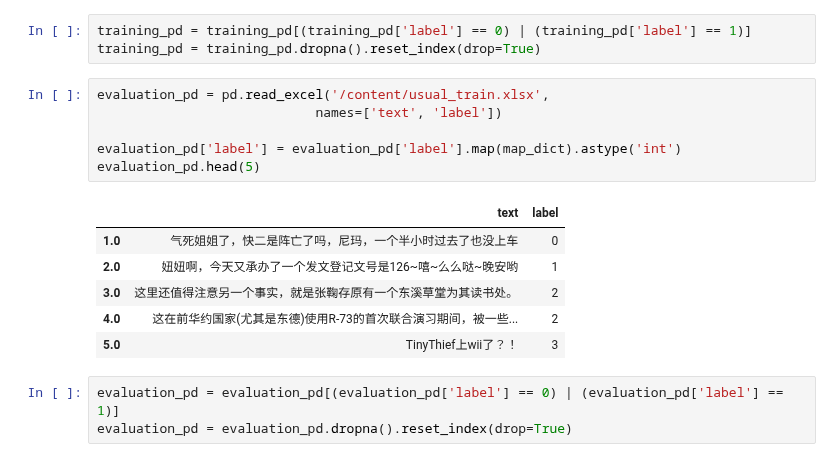
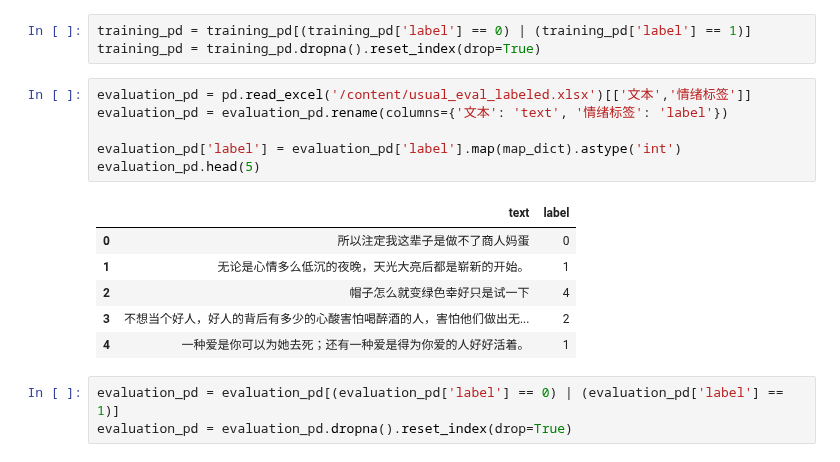
Before and after one commit to advapplab/sentiment_analysis_election_2022, a Jupyter notebook: weibo_wmmBERT.ipynb, the cells around one changed output. Drawn from its saved outputs; the diff is of its cells as text.

```diff
--- a/weibo_wmmBERT.ipynb
+++ b/weibo_wmmBERT.ipynb
@@ -148,18 +148,18 @@ training_pd.head(5)
 training_pd = training_pd[(training_pd['label'] == 0) | (training_pd['label'] == 1)]
 training_pd = training_pd.dropna().reset_index(drop=True)
 # %%
-evaluation_pd = pd.read_excel('/content/usual_train.xlsx',
-                            names=['text', 'label'])
+evaluation_pd = pd.read_excel('/content/usual_eval_labeled.xlsx')[['文本','情绪标签']]
+evaluation_pd = evaluation_pd.rename(columns={'文本': 'text', '情绪标签': 'label'})
 
 evaluation_pd['label'] = evaluation_pd['label'].map(map_dict).astype('int')
 evaluation_pd.head(5)
 # %% [output]
 |  | text | label |
-| 1.0 | 气死姐姐了，快二是阵亡了吗，尼玛，一个半小时过去了也没上车 | 0 |
-| 2.0 | 妞妞啊，今天又承办了一个发文登记文号是126~嘻~么么哒~晚安哟 | 1 |
-| 3.0 | 这里还值得注意另一个事实，就是张鞠存原有一个东溪草堂为其读书处。 | 2 |
-| 4.0 | 这在前华约国家(尤其是东德)使用R-73的首次联合演习期间，被一些... | 2 |
-| 5.0 | TinyThief上wii了？！ | 3 |
+| 0 | 所以注定我这辈子是做不了商人妈蛋 | 0 |
+| 1 | 无论是心情多么低沉的夜晚，天光大亮后都是崭新的开始。 | 1 |
+| 2 | 帽子怎么就变绿色幸好只是试一下 | 4 |
+| 3 | 不想当个好人，好人的背后有多少的心酸害怕喝醉酒的人，害怕他们做出无... | 2 |
+| 4 | 一种爱是你可以为她去死；还有一种爱是得为你爱的人好好活着。 | 1 |
 # %%
 evaluation_pd = evaluation_pd[(evaluation_pd['label'] == 0) | (evaluation_pd['label'] == 1)]
 evaluation_pd = evaluation_pd.dropna().reset_index(drop=True)
```
Also changed, not shown: parts of 9 cells of this notebook.
